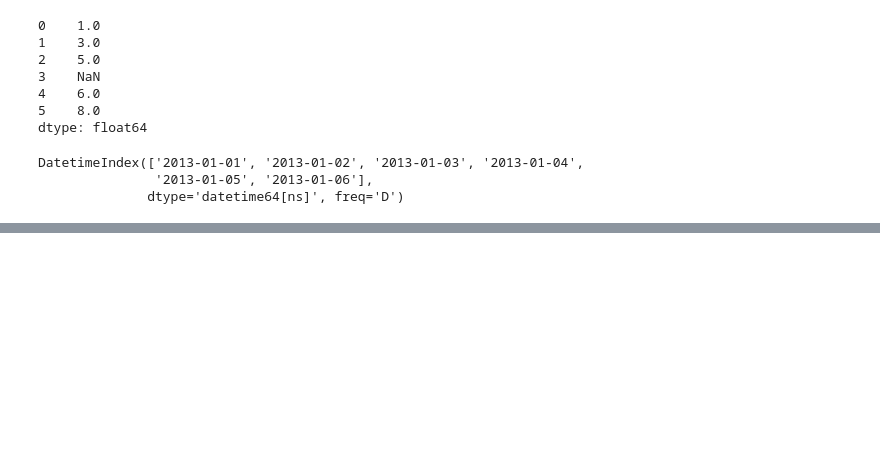
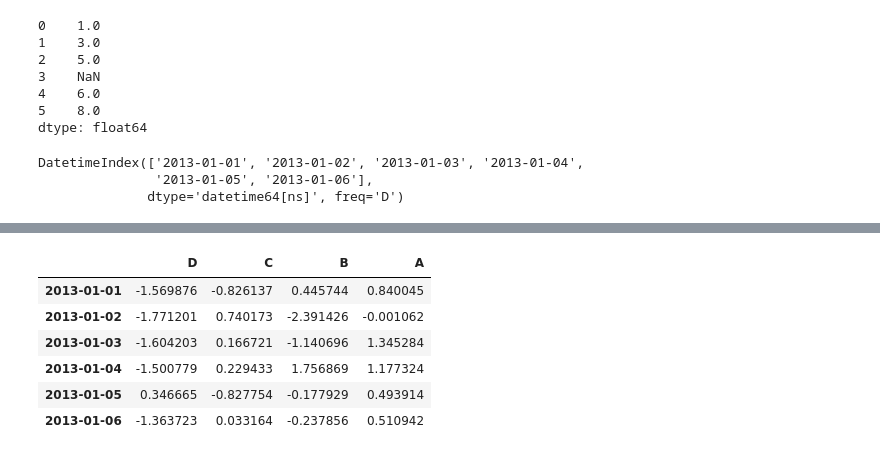
Before and after one commit to objectin/pandas_exercises, a Jupyter notebook: 10_minute_pandas.ipynb, the cells around one changed output, grey strips where cells are left out. Saved outputs shown, nothing was run; the diff lists cells and outputs as text; code cells hidden in the pictures; blank space fills up the shorter version.

```diff
--- a/10_minute_pandas.ipynb
+++ b/10_minute_pandas.ipynb
@@ -33,0 +153,10 @@ df
+# %%
+df.sort_index(axis=1, ascending=False)
+# %% [output]
+|  | D | C | B | A |
+| 2013-01-01 | -1.569876 | -0.826137 | 0.445744 | 0.840045 |
+| 2013-01-02 | -1.771201 | 0.740173 | -2.391426 | -0.001062 |
+| 2013-01-03 | -1.604203 | 0.166721 | -1.140696 | 1.345284 |
+| 2013-01-04 | -1.500779 | 0.229433 | 1.756869 | 1.177324 |
+| 2013-01-05 | 0.346665 | -0.827754 | -0.177929 | 0.493914 |
+| 2013-01-06 | -1.363723 | 0.033164 | -0.237856 | 0.510942 |
```
Also changed, not shown: parts of 23 cells of this notebook.
